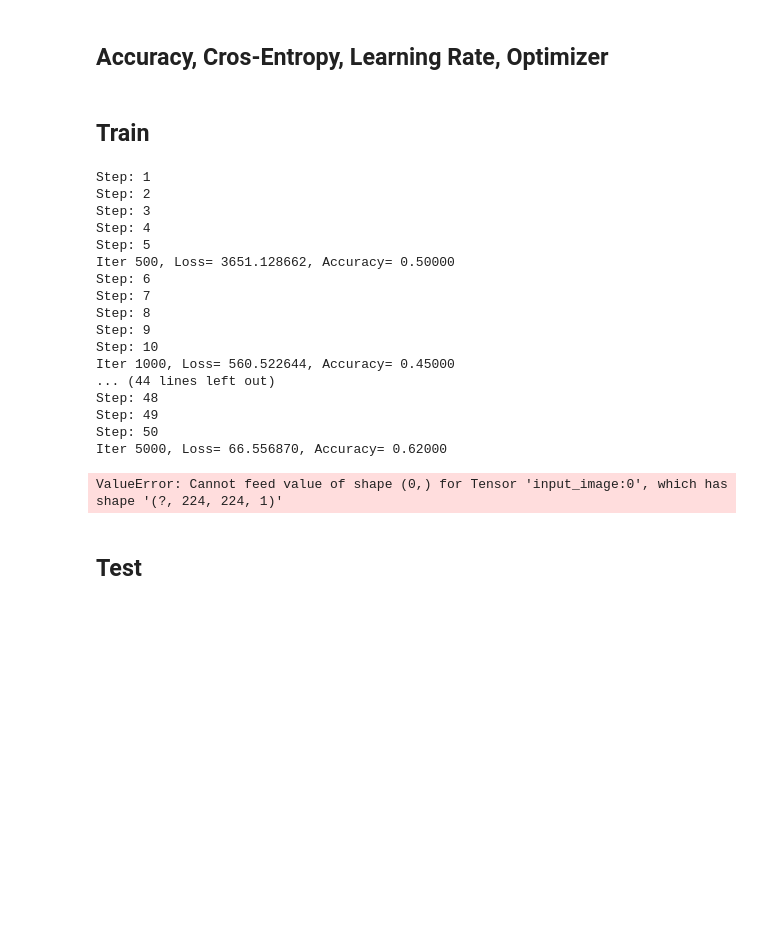
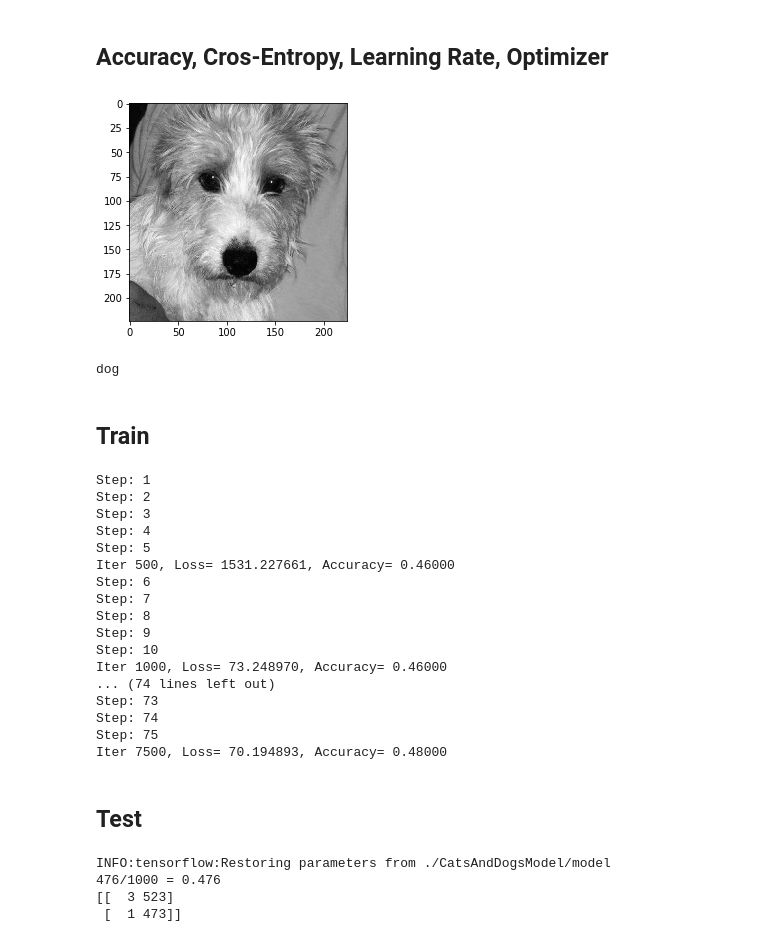
Before and after one commit to Protector09/CatsAndDogsCNN, a Jupyter notebook: Cats and Dogs CNN.ipynb, the cells around one changed output. Saved outputs shown, nothing was run; the diff lists cells and outputs as text; code cells hidden in the pictures; blank space fills up the shorter version.

```diff
--- a/Cats and Dogs CNN.ipynb
+++ b/Cats and Dogs CNN.ipynb
@@ -36,9 +36,9 @@ display_image(image)
 dogs = []
 cats = []
 # dog_c = 12499
-dog_c = 4500
+dog_c = 500
 # cat_c = 12499
-cat_c = 4500
+cat_c = 500
 for i in range(dog_c):
     image = cv2.imread("./CatsAndDogsDataset/train/dog.{}.jpg".format(i),0)
     image = image/127.5-1.0
@@ -381,6 +384,24 @@ def reshape_batch_label(batch_x):
             item[1] = 1.
         new_batch.append(item)
     return new_batch
+# %%
+def mix_data(train_dataset, train_labels, batch_size):
+    full = []
+    data = []
+    labels = []
+    for i in range(len(train_dataset)):
+        full.append((train_dataset[i],train_labels[i]))
+    random.shuffle(full)
+    for img, label in full:
+        data.append(img)
+        labels.append(label)
+    return data[:batch_size], labels[:batch_size]
+data, labels = mix_data(train_dataset,train_labels,100)
+display_grayscale(data[0])
+print(labels[0])
+# %% [output]
+[figure, added]
+dog
 # %% [markdown]
 ## Train
 # %%
@@ -394,14 +415,18 @@ with tf.Session() as sess:
     batch_pos = 0
 
     while step*batch_size < num_iter:
-        # WIP: if at the and of the training data then reuse
-        batch_x = train_dataset[batch_pos:batch_pos+batch_size]
+#         # WIP: if at the and of the training data then reuse
+#         batch_x = train_dataset[batch_pos:batch_pos+batch_size]
+#         batch_x = reshape_batch_img(batch_x,batch_size)
+#         batch_y = train_labels[batch_pos:batch_pos+batch_size]
+# #         print(batch_y)
+#         batch_y = reshape_batch_label(batch_y)
+# #         print(batch_y)
+#         batch_pos += batch_size
+
+        batch_x, batch_y = mix_data(train_dataset,train_labels,batch_size)
         batch_x = reshape_batch_img(batch_x,batch_size)
-        batch_y = train_labels[batch_pos:batch_pos+batch_size]
-#         print(batch_y)
         batch_y = reshape_batch_label(batch_y)
-#         print(batch_y)
-        batch_pos += batch_size
 
         sess.run(optimizer, feed_dict={X: batch_x, Y_: batch_y, pkeep: 0.75, step_lr:step})
 #         train_writer.add_summary(summary, step)
@@ -419,7 +444,7 @@ with tf.Session() as sess:
 
         step+=1
 
-    if step % 5 == 0:
+    if step % 10 == 0:
             loss, acc = sess.run([cros_entropy,accuracy],feed_dict={X: batch_x, Y_: batch_y, pkeep: 1., step_lr:step})
             print("Iter " + str(step*batch_size) + ", Loss= " + \
                   "{:.6f}".format(loss) + ", Accuracy= " + \
@@ -441,19 +466,18 @@ Step: 2
 Step: 3
 Step: 4
 Step: 5
-Iter 500, Loss= 3651.128662, Accuracy= 0.50000
+Iter 500, Loss= 1531.227661, Accuracy= 0.46000
 Step: 6
 Step: 7
 Step: 8
 Step: 9
 Step: 10
-Iter 1000, Loss= 560.522644, Accuracy= 0.45000
-... (44 lines left out)
-Step: 48
-Step: 49
-Step: 50
-Iter 5000, Loss= 66.556870, Accuracy= 0.62000
+Iter 1000, Loss= 73.248970, Accuracy= 0.46000
+... (74 lines left out)
+Step: 73
+Step: 74
+Step: 75
+Iter 7500, Loss= 70.194893, Accuracy= 0.48000
-ValueError: Cannot feed value of shape (0,) for Tensor 'input_image:0', which has shape '(?, 224, 224, 1)'
 # %% [markdown]
 ## Test
 # %%
@@ -511,6 +535,11 @@ print("{}/{} = {}".format(count, how_many, count/how_many))
 
 
 print(confusion_matrix(y_true, y_pred, labels=["dog", "cat"]))
+# %% [output]
+INFO:tensorflow:Restoring parameters from ./CatsAndDogsModel/model
+476/1000 = 0.476
+[[  3 523]
+ [  1 473]]
 # %%
     dog cat
 dog  0  499
```
Also changed, not shown: parts of 1 cell of this notebook.
